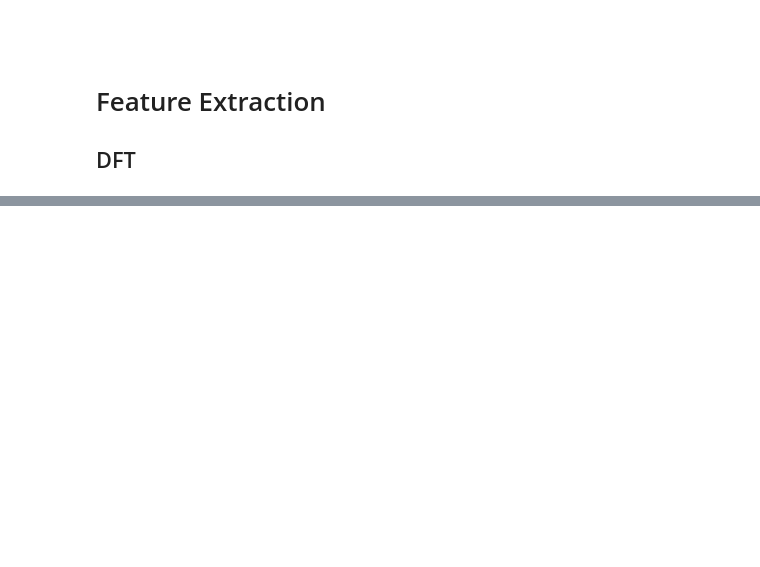
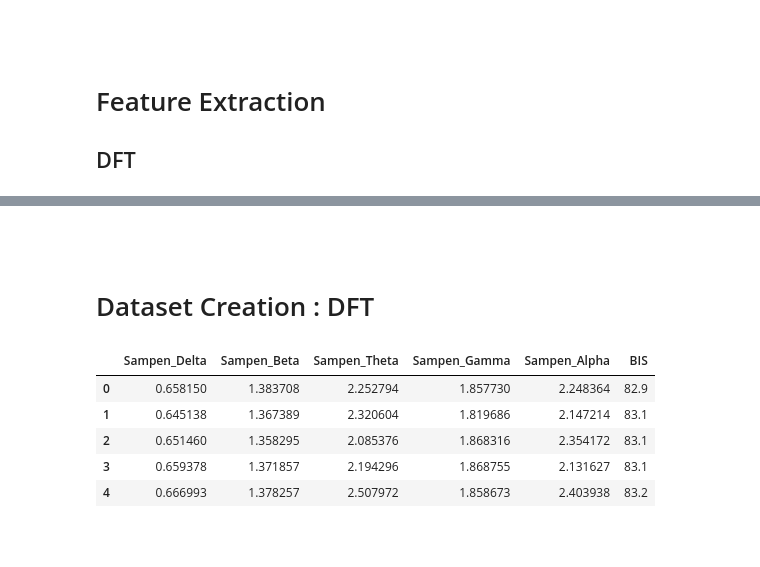
Before and after one commit to RashidCodes/EEG-Analysis, a Jupyter notebook: Research Methodology.ipynb, the cells around one changed output, grey strips where cells are left out. Saved outputs shown, nothing was run; the diff lists cells and outputs as text; code cells hidden in the pictures; blank space fills up the shorter version.

```diff
--- a/Research Methodology.ipynb
+++ b/Research Methodology.ipynb
@@ -329,11 +339,6 @@ def generate_DFTParameters(eeg_sample, sampling_rate=128):
         bis: float
             Bispectral Index
 
-
-
-
-    bis_value: float
-        BIS index for the EEG segment
 
     sampling_rate: int
         Sampling rate of the EEG segment
@@ -381,9 +386,10 @@ def generate_DFTParameters(eeg_sample, sampling_rate=128):
 
 
     # produce DataFrame of DFT Parameters
-    df = pd.DataFrame([[sampen_delta, sampen_beta, sampen_theta, sampen_gamma, sampen_alpha, eeg_sample.bis]], columns=["Sampen_Delta", "Sampen_Beta", "Sampen_Theta", "Sampen_Gamma", "Sampen_Alpha", "BIS"])
+    #  columns=["Sampen_Delta", "Sampen_Beta", "Sampen_Theta", "Sampen_Gamma", "Sampen_Alpha", "BIS"]
+    params = [sampen_delta, sampen_beta, sampen_theta, sampen_gamma, sampen_alpha, eeg_sample.bis]
 
-    return df
+    return params
 # %%
 # Get the parameters of the frequency bands
 generate_DFTParameters(sample)
@@ -393,3 +403,25 @@ generate_DFTParameters(sample)
+# %% [markdown]
+<br/>
+# %% [markdown]
+# Dataset Creation : DFT
+# %%
+# Generator that creates EEG samples
+gen = generate_samples(bis, data)
+
+# Creating the dataset
+dft_dataset = [generate_DFTParameters(sample) for sample in gen]
+
+# Dataset
+df = pd.DataFrame(dft_dataset, columns=["Sampen_Delta", "Sampen_Beta", "Sampen_Theta", "Sampen_Gamma", "Sampen_Alpha", "BIS"])
+# %%
+df.head()
+# %% [output]
+|  | Sampen_Delta | Sampen_Beta | Sampen_Theta | Sampen_Gamma | Sampen_Alpha | BIS |
+| 0 | 0.658150 | 1.383708 | 2.252794 | 1.857730 | 2.248364 | 82.9 |
+| 1 | 0.645138 | 1.367389 | 2.320604 | 1.819686 | 2.147214 | 83.1 |
+| 2 | 0.651460 | 1.358295 | 2.085376 | 1.868316 | 2.354172 | 83.1 |
+| 3 | 0.659378 | 1.371857 | 2.194296 | 1.868755 | 2.131627 | 83.1 |
+| 4 | 0.666993 | 1.378257 | 2.507972 | 1.858673 | 2.403938 | 83.2 |
 # %% [markdown]
 <br/>
 # %% [markdown]
```
Also changed, not shown: parts of 17 cells of this notebook, 1 other file.
